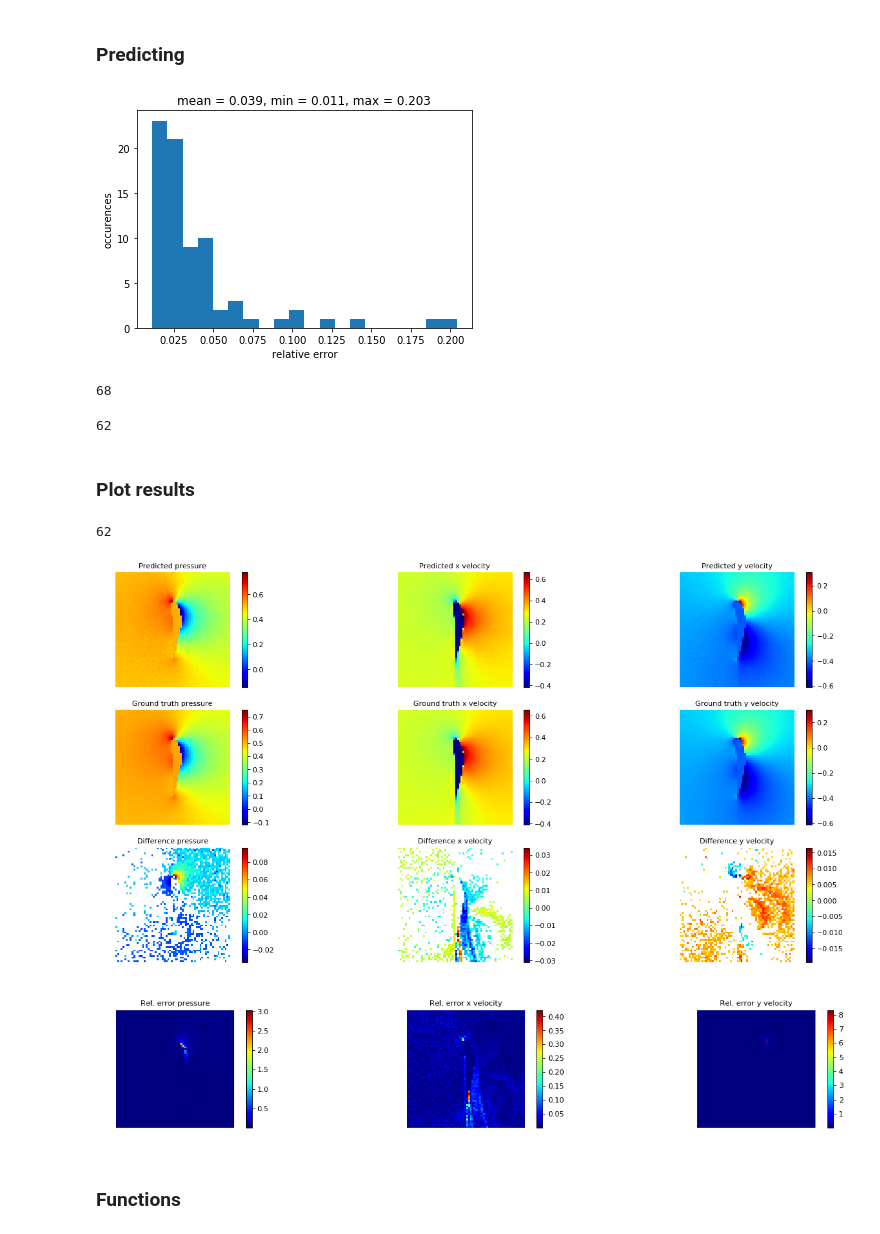
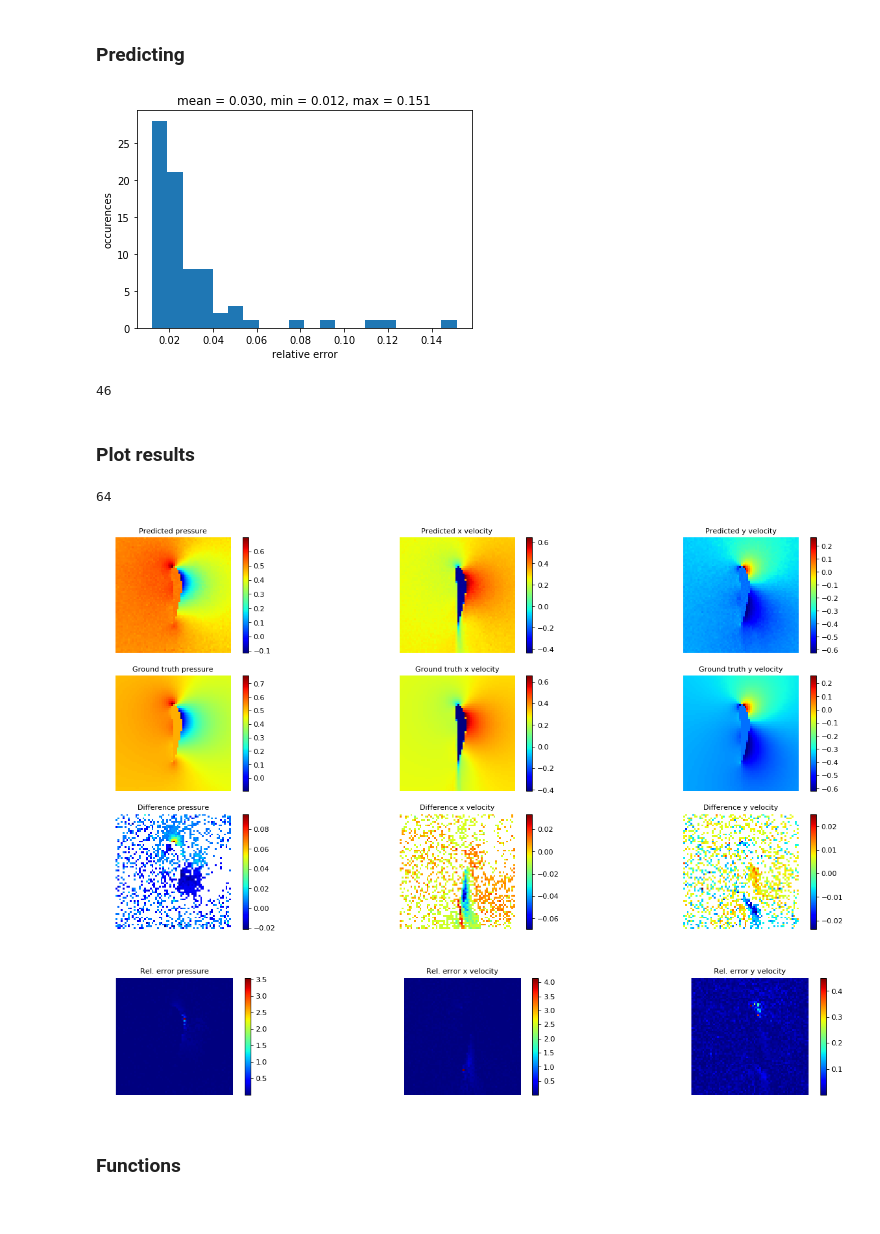
Before and after one commit to BSVogler/ferienakademie2018-accelerating-physics-with-deep-learning, a Jupyter notebook: Tutorial_1.ipynb, the cells around one changed output. Saved outputs shown, nothing was run; the diff lists cells and outputs as text; code cells hidden in the pictures.

```diff
--- a/Tutorial_1.ipynb
+++ b/Tutorial_1.ipynb
@@ -152,8 +179,8 @@ conv3 = keras.layers.Conv2D(input_shape = (8,8,3),
                               padding='same',
                               data_format = "channels_last",
                               activation = 'tanh')
-upsample1 = keras.layers.UpSampling2D(size=(4, 4), data_format="channels_last",input_shape = (16,16,3))
-dense1 = keras.layers.Dense(64*64*3,activation='elu')
+upsample1 = keras.layers.UpSampling2D(size=(4, 4), data_format="channels_last",input_shape = (8,8,3))
+dense1 = keras.layers.Dense(64*64*3,activation='tanh')
 #architeccture
 model.add(conv1)
 model.add(conv2)
@@ -169,11 +218,11 @@ len(normalized_targets)
 ### Training
 # %%
 #train the model
-model.compile(optimizer=tf.train.AdamOptimizer(0.0001),loss='mean_absolute_error', metrics=['accuracy',relative_error])
+model.compile(optimizer=tf.train.AdamOptimizer(0.0003),loss='mean_absolute_error', metrics=['accuracy',relative_error])
 model.fit(train_val_inputs,
           train_val_targets,
-          batch_size = 60,
-          epochs=50,
-          validation_split = 0.2,
+          batch_size = 100,
+          epochs=40,
+          validation_split = 0.15,
           shuffle = True)
 # %% [output]
@@ -248,31 +297,19 @@ truth       = np.reshape(truth, (len(test_targets),64,64,3))
 # %%
 error_distribution(truth,predictions)
 # %% [output]
-[figure, old version]
+[figure, new version]
-# %%
-def arg_getter(truth,predictions):
-    test = relative_error_multiple(truth,predictions)
-    sort = np.asarray(sorted(test))
-    print(test.argmax())
-    sorted_args = [list(test).index(error) for error in sort]
-    #decreas
-    return sorted_args
 # %%
 args = arg_getter(truth,predictions)
 # %% [output]
-68
+46
-# %%
-args[0]
-# %% [output]
-62
 # %% [markdown]
 ### Plot results
 # %%
-plotter(predictions,truth,index = 62)
+plotter(predictions,truth,index = args[1])
 # %% [output]
-62
+64
-[figure, old version]
+[figure, new version]
-[figure, old version]
+[figure, new version]
 # %% [markdown]
 ### Functions
 # %%
```
Also changed, not shown: parts of 15 cells of this notebook, 1 other file.
